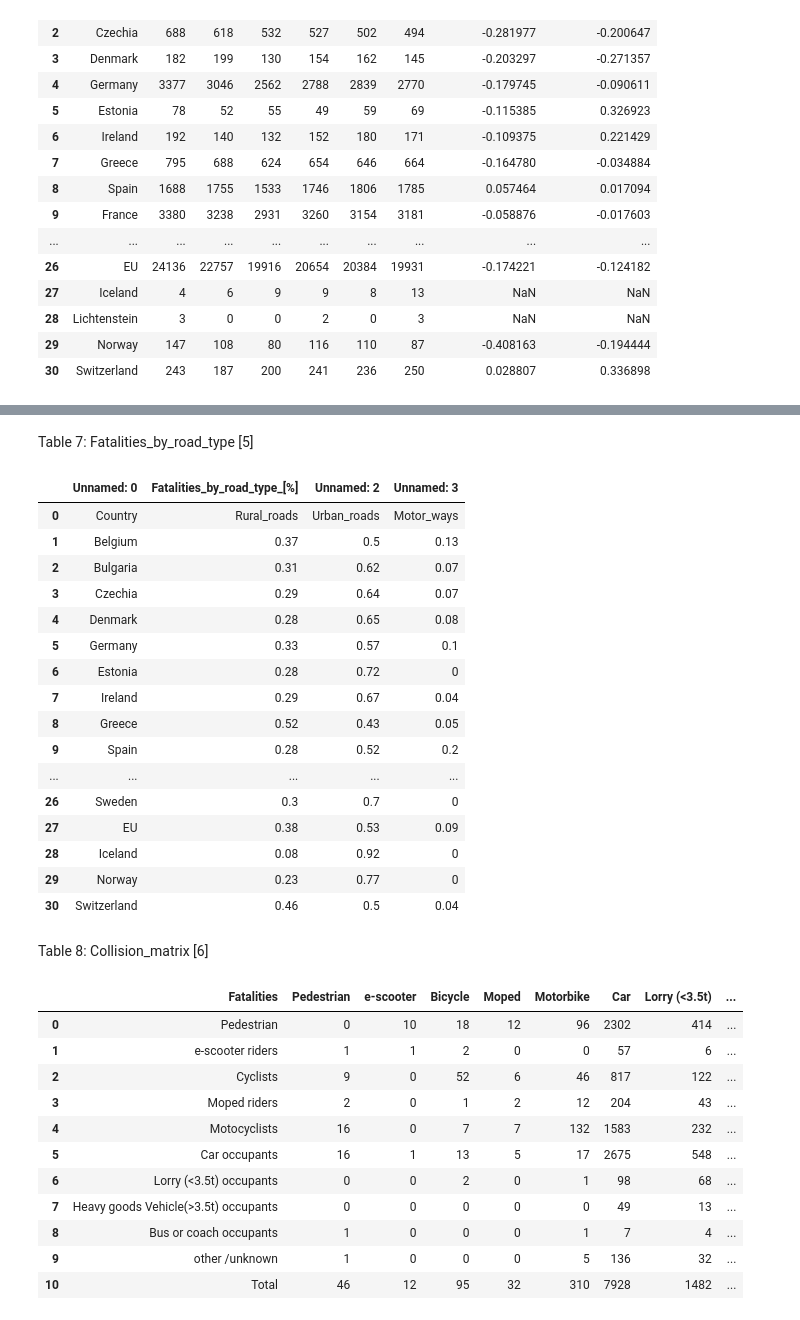
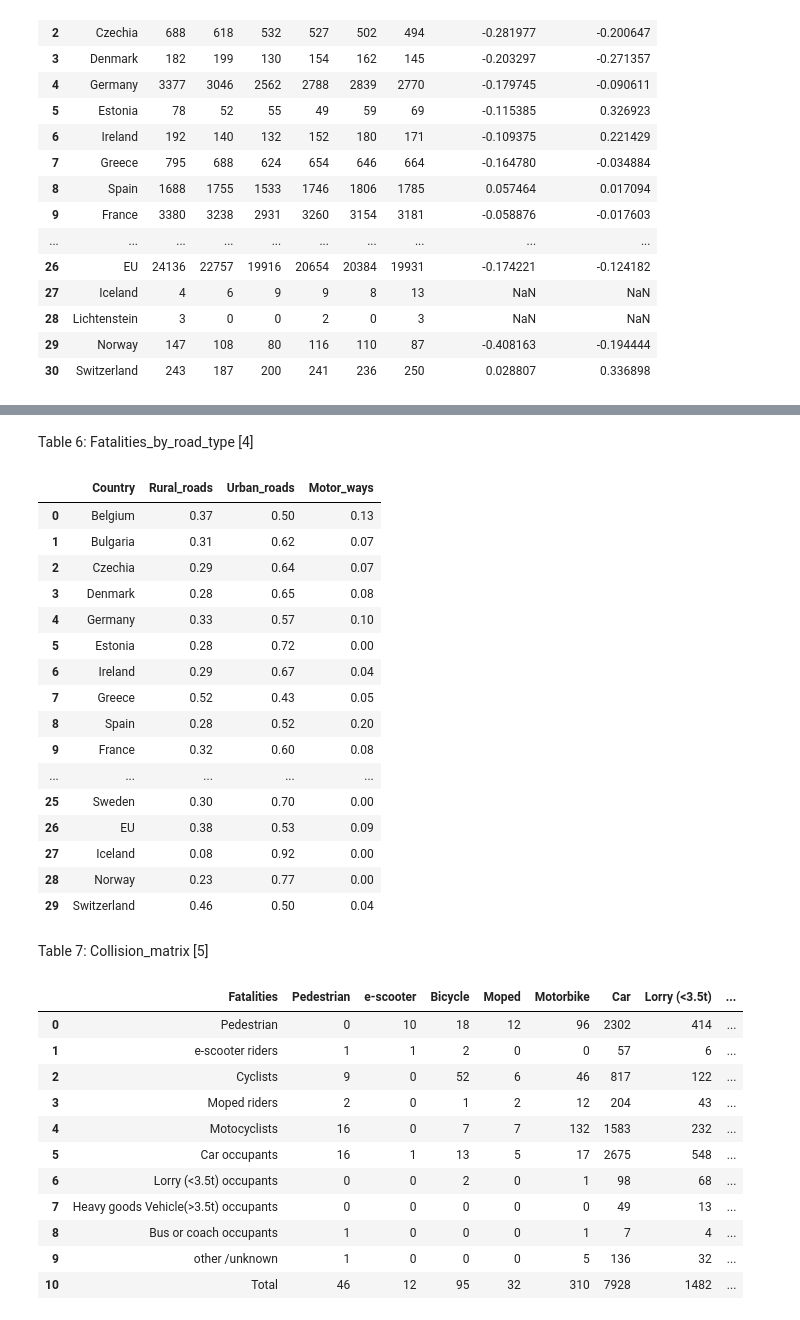
Before and after one commit to borisyotsov/Road-Safety-in-Bulgaria-Impact-of-Traffic-and-Infrastructure-on-Accident-Rates, a Jupyter notebook: Road_Safety_Project.ipynb, the cells around one changed output, grey strips where cells are left out. Cells and saved outputs as stored; diff of their text form; code cells hidden in the pictures.

```diff
--- a/Road_Safety_Project.ipynb
+++ b/Road_Safety_Project.ipynb
@@ -303,29 +283,29 @@ Fatalities_by_country
+# %% [markdown]
+Table 6: Fatalities_by_road_type [4]
+# %%
+url = "https://github.com/borisyotsov/Road-Safety-in-Bulgaria-Impact-of-Traffic-and-Infrastructure-on-Accident-Rates//raw/refs/heads/main/data/EU_Data.xlsx"
+Fatalities_by_road_type = pd.read_excel(url, sheet_name="Fatalities_by_road_type", header = 1)
+Fatalities_by_road_type
+# %% [output]
+|  | Country | Rural_roads | Urban_roads | Motor_ways |
+| 0 | Belgium | 0.37 | 0.50 | 0.13 |
+| 1 | Bulgaria | 0.31 | 0.62 | 0.07 |
+| 2 | Czechia | 0.29 | 0.64 | 0.07 |
+| 3 | Denmark | 0.28 | 0.65 | 0.08 |
+| 4 | Germany | 0.33 | 0.57 | 0.10 |
+| 5 | Estonia | 0.28 | 0.72 | 0.00 |
+| 6 | Ireland | 0.29 | 0.67 | 0.04 |
+| 7 | Greece | 0.52 | 0.43 | 0.05 |
+| 8 | Spain | 0.28 | 0.52 | 0.20 |
+| 9 | France | 0.32 | 0.60 | 0.08 |
+| ... | ... | ... | ... | ... |
+| 25 | Sweden | 0.30 | 0.70 | 0.00 |
+| 26 | EU | 0.38 | 0.53 | 0.09 |
+| 27 | Iceland | 0.08 | 0.92 | 0.00 |
+| 28 | Norway | 0.23 | 0.77 | 0.00 |
+| 29 | Switzerland | 0.46 | 0.50 | 0.04 |
 # %% [markdown]
-Table 7: Fatalities_by_road_type [5]
+Table 7: Collision_matrix [5]
-# %%
-url = "https://github.com/borisyotsov/Road-Safety-in-Bulgaria-Impact-of-Traffic-and-Infrastructure-on-Accident-Rates//raw/refs/heads/main/data/EU_Data.xlsx"
-Fatalities_by_road_type = pd.read_excel(url, sheet_name="Fatalities_by_road_type")
-Fatalities_by_road_type
-# %% [output]
-|  | Unnamed: 0 | Fatalities_by_road_type_[%] | Unnamed: 2 | Unnamed: 3 |
-| 0 | Country | Rural_roads | Urban_roads | Motor_ways |
-| 1 | Belgium | 0.37 | 0.5 | 0.13 |
-| 2 | Bulgaria | 0.31 | 0.62 | 0.07 |
-| 3 | Czechia | 0.29 | 0.64 | 0.07 |
-| 4 | Denmark | 0.28 | 0.65 | 0.08 |
-| 5 | Germany | 0.33 | 0.57 | 0.1 |
-| 6 | Estonia | 0.28 | 0.72 | 0 |
-| 7 | Ireland | 0.29 | 0.67 | 0.04 |
-| 8 | Greece | 0.52 | 0.43 | 0.05 |
-| 9 | Spain | 0.28 | 0.52 | 0.2 |
-| ... | ... | ... | ... | ... |
-| 26 | Sweden | 0.3 | 0.7 | 0 |
-| 27 | EU | 0.38 | 0.53 | 0.09 |
-| 28 | Iceland | 0.08 | 0.92 | 0 |
-| 29 | Norway | 0.23 | 0.77 | 0 |
-| 30 | Switzerland | 0.46 | 0.5 | 0.04 |
-# %% [markdown]
-Table 8: Collision_matrix [6]
 # %%
 url = "https://github.com/borisyotsov/Road-Safety-in-Bulgaria-Impact-of-Traffic-and-Infrastructure-on-Accident-Rates//raw/refs/heads/main/data/Collision_matrix.xlsx"
 Collision_matrix = pd.read_excel(url)
```
Also changed, not shown: parts of 9 cells of this notebook.
